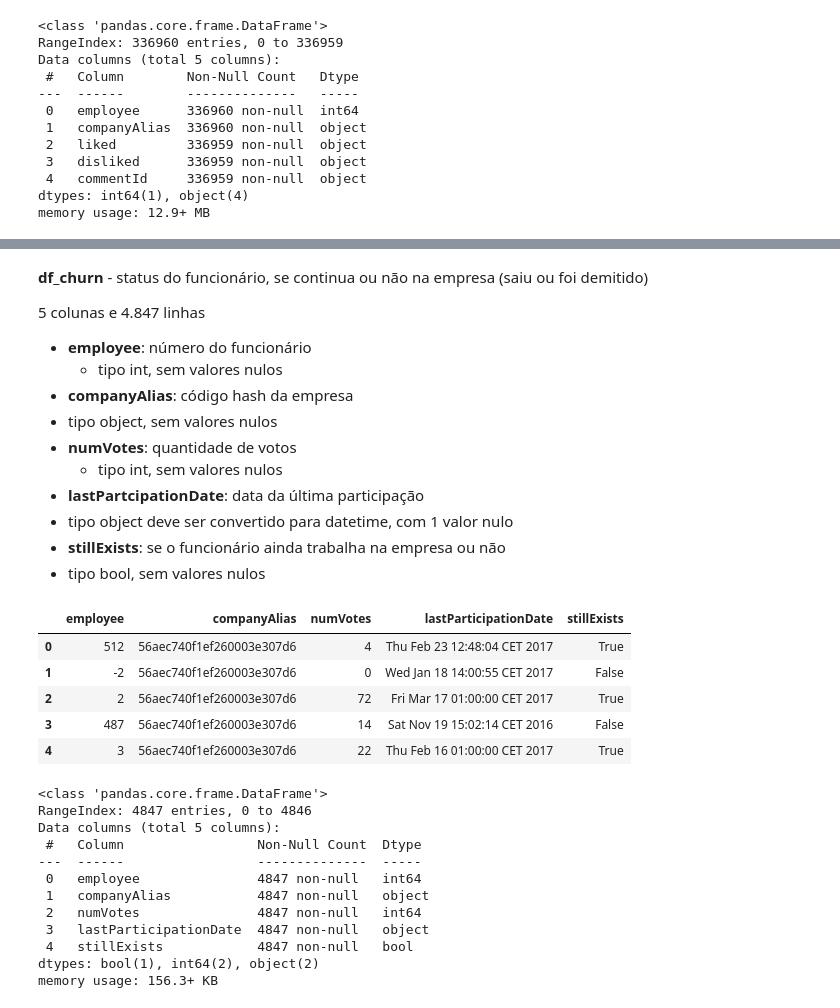
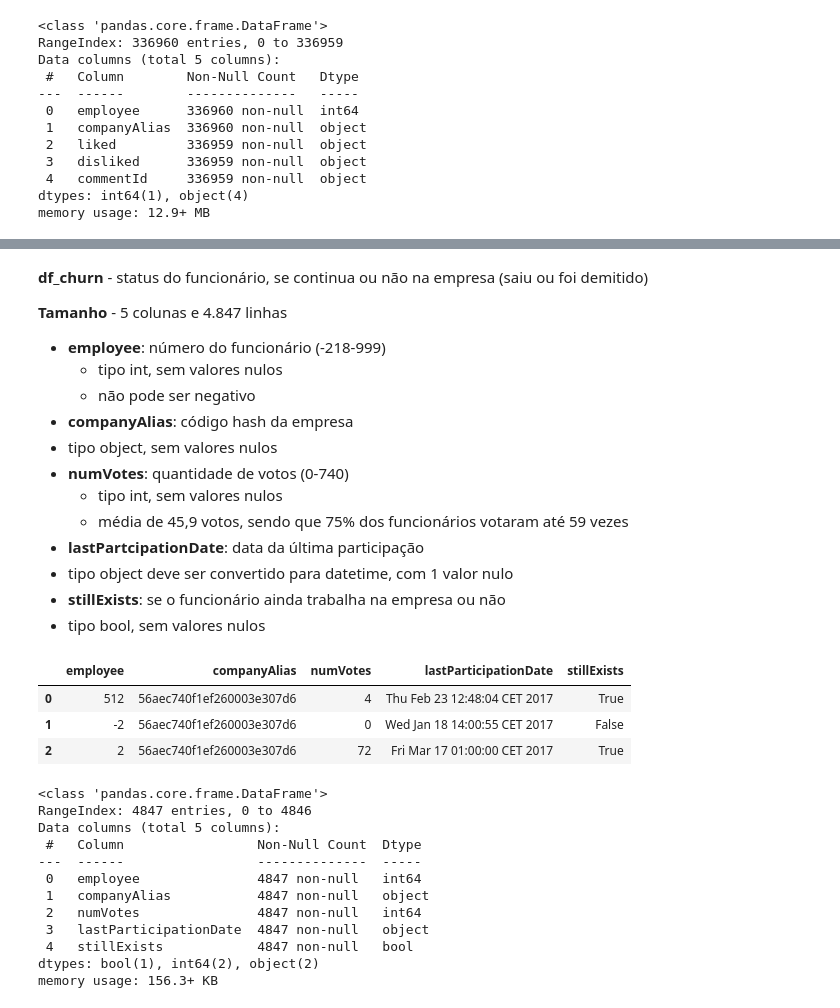
Before and after one commit to bruna-calistrate/DataWrangling-Case1, a Jupyter notebook: Case_1_Data_Wrangling_Daily_Happiness_&_Employee_Turnover.ipynb, the cells around one changed output, grey strips where cells are left out. Cells and saved outputs as stored; diff of their text form; code cells hidden in the pictures.

```diff
--- a/Case_1_Data_Wrangling_Daily_Happiness_&_Employee_Turnover.ipynb
+++ b/Case_1_Data_Wrangling_Daily_Happiness_&_Employee_Turnover.ipynb
@@ -164,28 +208,30 @@ memory usage: 12.9+ MB
 # %% [markdown]
 **df_churn** - status do funcionário, se continua ou não na empresa (saiu ou foi demitido)
 
-5 colunas e 4.847 linhas
-* **employee**: número do funcionário
+**Tamanho** - 5 colunas e 4.847 linhas
+* **employee**: número do funcionário (-218-999)
   * tipo int, sem valores nulos
+  * não pode ser negativo
 * **companyAlias**: código hash da empresa
  * tipo object, sem valores nulos
-* **numVotes**: quantidade de votos
+* **numVotes**: quantidade de votos (0-740)
   * tipo int, sem valores nulos
+  * média de 45,9 votos, sendo que 75% dos funcionários votaram até 59 vezes
 * **lastPartcipationDate**: data da última participação
  * tipo object deve ser convertido para datetime, com 1 valor nulo
 * **stillExists**: se o funcionário ainda trabalha na empresa ou não
  * tipo bool, sem valores nulos
 # %%
-df_churn = pd.read_csv('https://raw.githubusercontent.com/bruna-calistrate/DataWrangling-Case1/main/churn.csv')
+df_churn = pd.read_csv(
+    'https://raw.githubusercontent.com/bruna-calistrate/DataWrangling-Case1/main/dados/churn.csv'
+    )
 
-df_churn.head()
+df_churn.head(3)
 # %% [output]
 |  | employee | companyAlias | numVotes | lastParticipationDate | stillExists |
 | 0 | 512 | 56aec740f1ef260003e307d6 | 4 | Thu Feb 23 12:48:04 CET 2017 | True |
 | 1 | -2 | 56aec740f1ef260003e307d6 | 0 | Wed Jan 18 14:00:55 CET 2017 | False |
 | 2 | 2 | 56aec740f1ef260003e307d6 | 72 | Fri Mar 17 01:00:00 CET 2017 | True |
-| 3 | 487 | 56aec740f1ef260003e307d6 | 14 | Sat Nov 19 15:02:14 CET 2016 | False |
-| 4 | 3 | 56aec740f1ef260003e307d6 | 22 | Thu Feb 16 01:00:00 CET 2017 | True |
 # %%
 df_churn.info()
 # %% [output]
```
Also changed, not shown: parts of 188 cells of this notebook.
